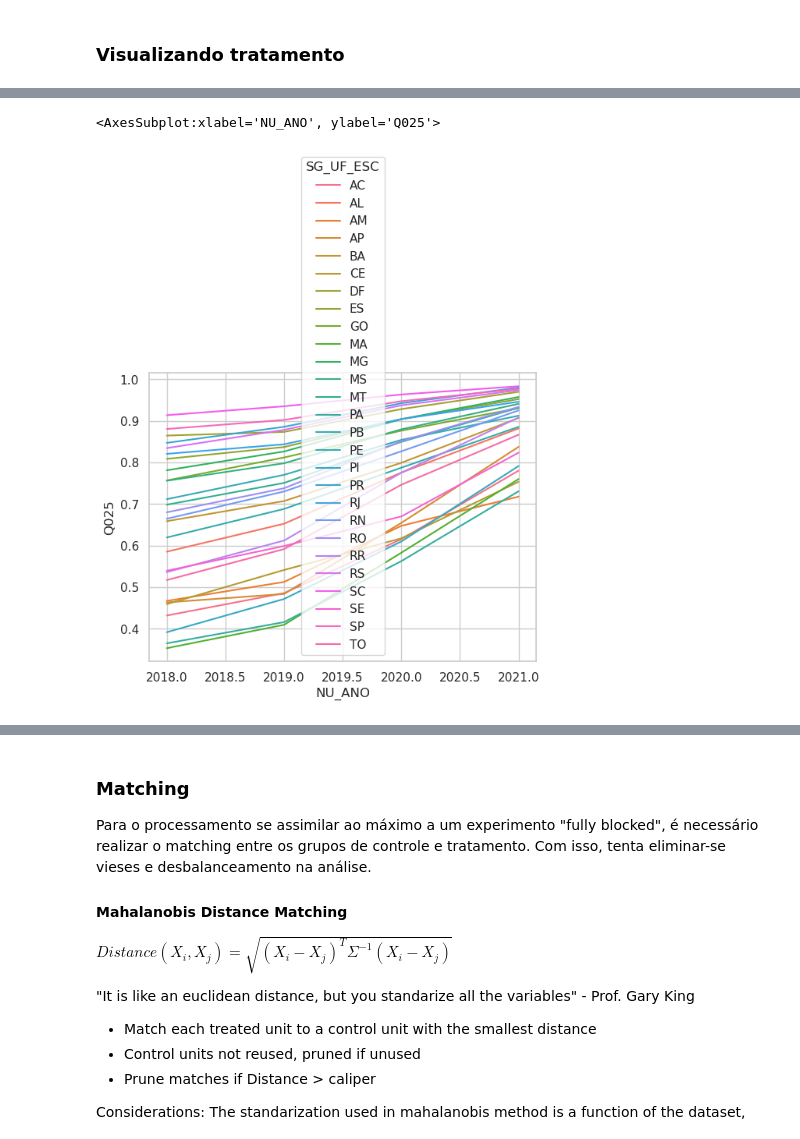
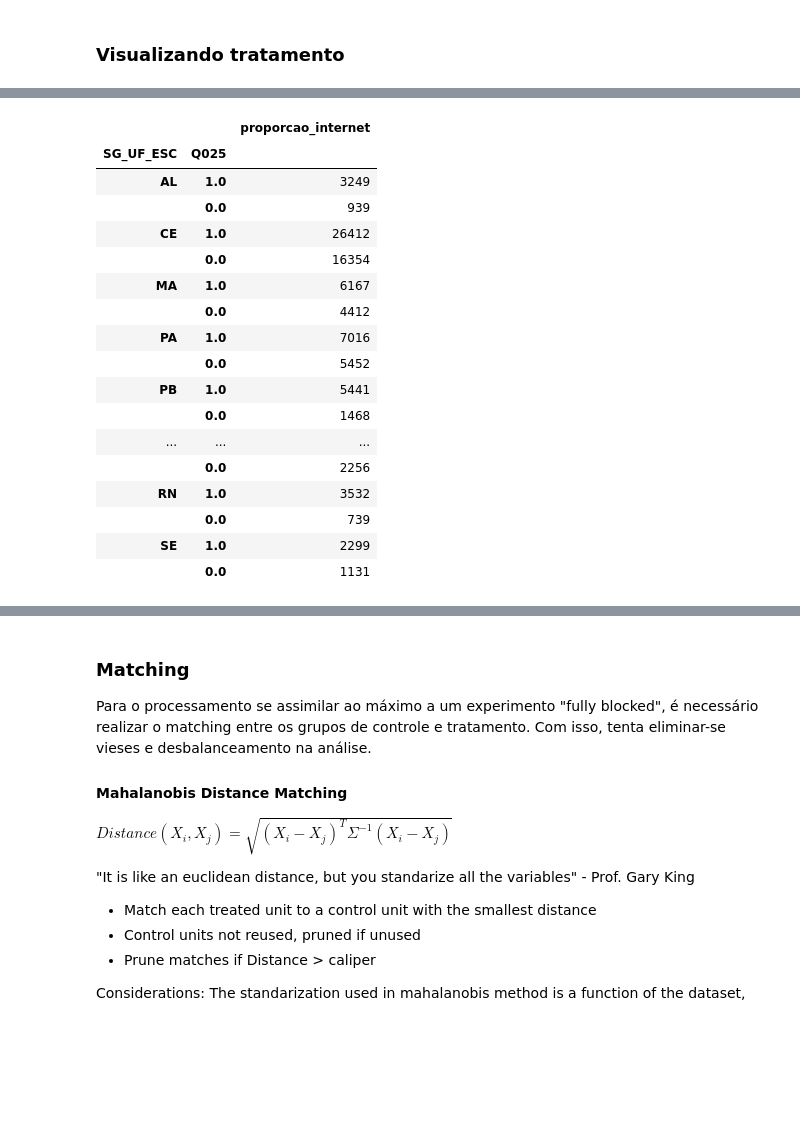
Before and after one commit to JV-Nunes/Relatorio-Conectividade, a Jupyter notebook: Analise/Models/Diffs_in_Diffs.ipynb, the cells around one changed output, grey strips where cells are left out. Saved outputs shown, nothing was run; the diff lists cells and outputs as text; code cells hidden in the pictures; blank space fills up the shorter version.

```diff
--- a/Analise/Models/Diffs_in_Diffs.ipynb
+++ b/Analise/Models/Diffs_in_Diffs.ipynb
@@ -259,5 +252,23 @@ perc
-# %%
-sns.lineplot(x='NU_ANO', y='Q025', hue='SG_UF_ESC', data=perc, markers=True)
-# %% [output]
-<AxesSubplot:xlabel='NU_ANO', ylabel='Q025'>
-[figure, removed]
+# %%
+estados = ["MA", "PI", "RN", "PB", "PE", "AL", "SE", "PA", "CE"]
+# %%
+data[(data['SG_UF_ESC'].isin(estados)) & (data['NU_ANO'] == 2020)].groupby('SG_UF_ESC').agg(proporcao_internet=('Q025','value_counts'))
+# %% [output]
+|  |  | proporcao_internet |
+| SG_UF_ESC | Q025 |  |
+| AL | 1.0 | 3249 |
+|  | 0.0 | 939 |
+| CE | 1.0 | 26412 |
+|  | 0.0 | 16354 |
+| MA | 1.0 | 6167 |
+|  | 0.0 | 4412 |
+| PA | 1.0 | 7016 |
+|  | 0.0 | 5452 |
+| PB | 1.0 | 5441 |
+|  | 0.0 | 1468 |
+| ... | ... | ... |
+|  | 0.0 | 2256 |
+| RN | 1.0 | 3532 |
+|  | 0.0 | 739 |
+| SE | 1.0 | 2299 |
+|  | 0.0 | 1131 |
```
Also changed, not shown: parts of 15 cells of this notebook, 11 other files.
